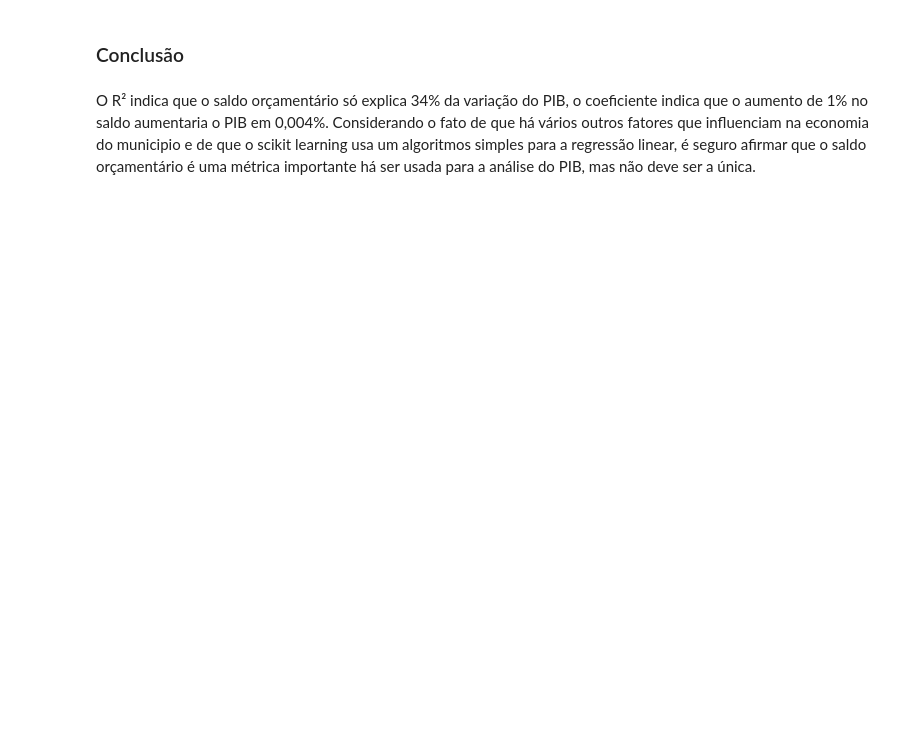
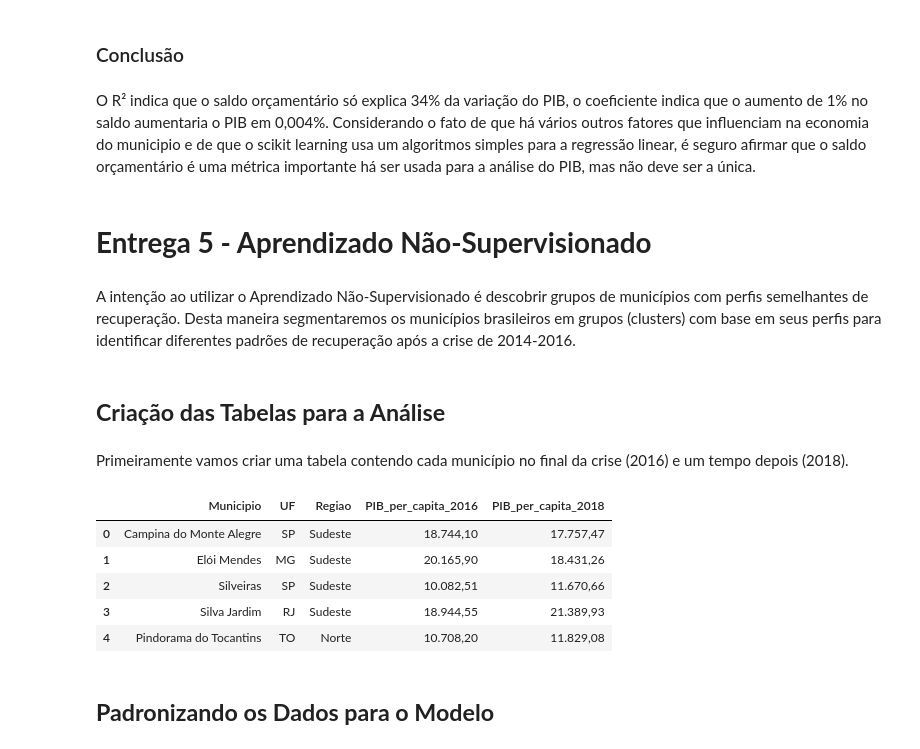
Before and after one commit to anaC-Fernandes/ProjetoDados, a Jupyter notebook: Notebooks/Dataset_Crise.ipynb, the cells around one changed output. Cells and saved outputs as stored; diff of their text form; code cells hidden in the pictures; blank space fills up the shorter version.

Commit message:
add Aprendizado Não-Supervisionado.

```diff
--- a/Notebooks/Dataset_Crise.ipynb
+++ b/Notebooks/Dataset_Crise.ipynb
@@ -608,3 +605,55 @@ Constante : 26.557308454026753
 ### Conclusão
 # %% [markdown]
 O R² indica que o saldo orçamentário só explica 34% da variação do PIB, o coeficiente indica que o aumento de 1% no saldo aumentaria o PIB em 0,004%. Considerando o fato de que há vários outros fatores que influenciam na economia do municipio e de que o scikit learning usa um algoritmos simples para a regressão linear, é seguro afirmar que o saldo orçamentário é uma métrica importante há ser usada para a análise do PIB, mas não deve ser a única.
+# %% [markdown]
+# **Entrega 5 - Aprendizado Não-Supervisionado**
+# %% [markdown]
+A intenção ao utilizar o Aprendizado Não-Supervisionado é descobrir grupos de municípios com perfis semelhantes de recuperação. Desta maneira segmentaremos os municípios brasileiros em grupos (clusters) com base em seus perfis para identificar diferentes padrões de recuperação após a crise de 2014-2016.
+# %% [markdown]
+## **Criação das Tabelas para a Análise**
+# %% [markdown]
+Primeiramente vamos criar uma tabela contendo cada município no final da crise (2016) e um tempo depois (2018).
+# %%
+# Carrega o arquivo original com todos os dados necessários
+try:
+    dados_completos = pd.read_csv('https://raw.githubusercontent.com/anaC-Fernandes/ProjetoDados/refs/heads/main/Datasets/BrStats.csv', sep=';', low_memory=False)
+except Exception as e:
+    print(f"Erro ao carregar o arquivo BrStats.csv: {e}")
+    dados_completos = None
+
+if dados_completos is not None:
+    # Limpeza e conversão das colunas para número
+    for col in ['PIB', 'Populacao']:
+        dados_completos[col] = pd.to_numeric(
+            dados_completos[col].astype(str).str.replace('.', '', regex=False).str.replace(',', '.'),
+            errors='coerce'
+        )
+
+    # --- Preparando os dados de 2016 (Fim da Crise) ---
+    df_2016 = dados_completos[dados_completos['Ano'] == 2016].copy()
+    df_2016.dropna(subset=['PIB', 'Populacao'], inplace=True)
+    df_2016 = df_2016[df_2016['Populacao'] > 0]
+    df_2016['PIB_per_capita_2016'] = (df_2016['PIB'] * 1000) / df_2016['Populacao']
+    df_2016 = df_2016[['Municipio', 'UF', 'Regiao', 'PIB_per_capita_2016']]
+
+    # --- Preparando os dados de 2018 (Pós-Crise) ---
+    df_2018 = dados_completos[dados_completos['Ano'] == 2018].copy()
+    df_2018.dropna(subset=['PIB', 'Populacao'], inplace=True)
+    df_2018 = df_2018[df_2018['Populacao'] > 0]
+    df_2018['PIB_per_capita_2018'] = (df_2018['PIB'] * 1000) / df_2018['Populacao']
+    df_2018 = df_2018[['Municipio', 'UF', 'PIB_per_capita_2018']]
+
+    # --- Juntando os dados de 2016 e 2018 ---
+    df_analise = pd.merge(df_2016, df_2018, on=['Municipio', 'UF'], how='inner')
+    df_analise.dropna(inplace=True) # Remove qualquer dado nulo que possa ter restado
+
+df_analise.head()
+# %% [output]
+|  | Municipio | UF | Regiao | PIB_per_capita_2016 | PIB_per_capita_2018 |
+| 0 | Campina do Monte Alegre | SP | Sudeste | 18.744,10 | 17.757,47 |
+| 1 | Elói Mendes | MG | Sudeste | 20.165,90 | 18.431,26 |
+| 2 | Silveiras | SP | Sudeste | 10.082,51 | 11.670,66 |
+| 3 | Silva Jardim | RJ | Sudeste | 18.944,55 | 21.389,93 |
+| 4 | Pindorama do Tocantins | TO | Norte | 10.708,20 | 11.829,08 |
+# %% [markdown]
+## **Padronizando os Dados para o Modelo**
```
Also changed, not shown: parts of 23 cells of this notebook.
